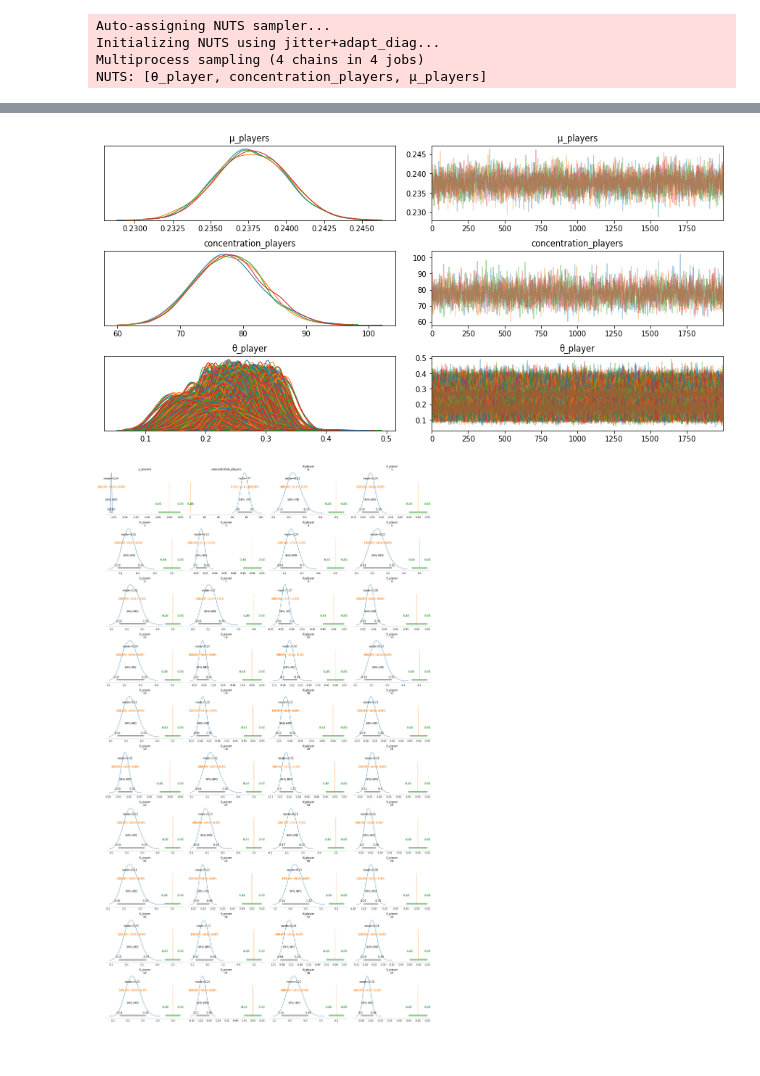
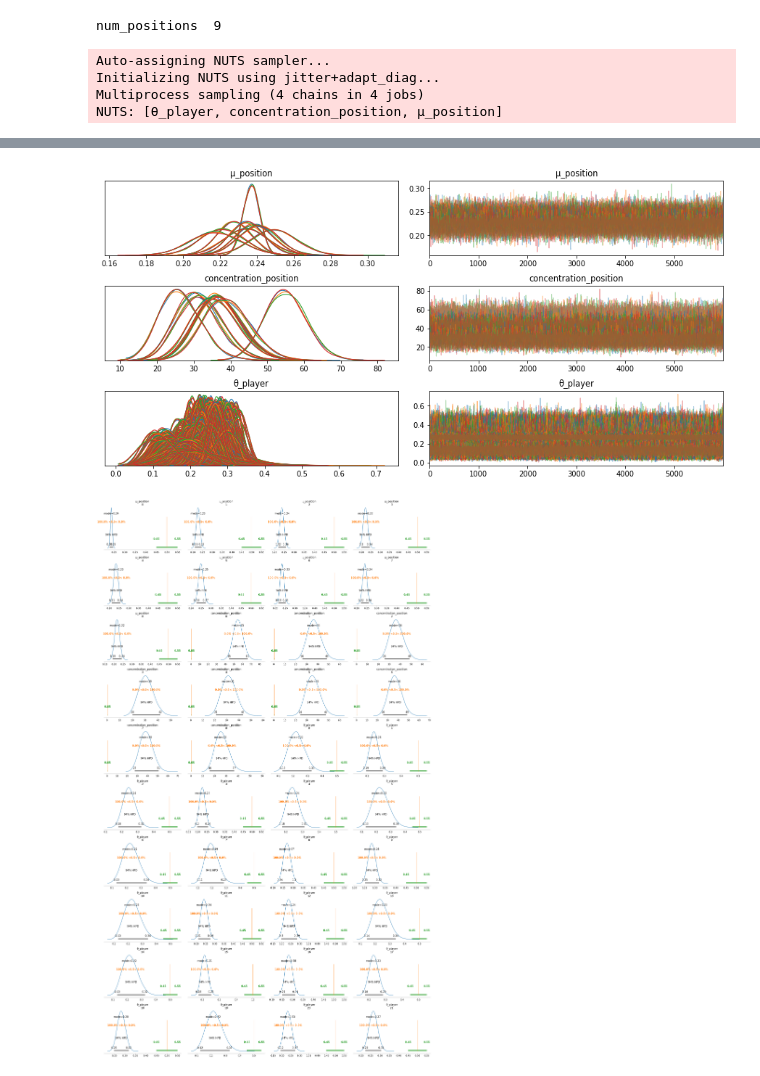
Before and after one commit to ctarrington/data-science-hw, a Jupyter notebook: dbda/ch09-heirarchical-models/batting_on_position_local.ipynb, the cells around one changed output, grey strips where cells are left out. Cells and saved outputs as stored; diff of their text form; code cells hidden in the pictures.

Commit message:
more heirarchical models

```diff
--- a/dbda/ch09-heirarchical-models/batting_on_position_local.ipynb
+++ b/dbda/ch09-heirarchical-models/batting_on_position_local.ipynb
@@ -14,4 +13,6 @@ import arviz as az
 # %%
 df = pd.read_csv('./BattingAverage.csv')
-df.describe()
+df['PriPosNumber'] = df['PriPosNumber'] - 1
+df['PlayerNumber'] = df['PlayerNumber'] - 1
+df.head()
 # %% [output]
@@ -29,22 +29,35 @@ num_players = len(df)
+# %%
+num_players = len(df)
+
+grouped = df.groupby(['PriPosNumber', 'PlayerNumber']).agg({'Hits': [np.sum, np.size]}).reset_index()
+grouped.columns = ['PriPosNumber', 'PlayerNumber', 'Hits', 'total']
+num_positions = len(np.unique(df['PriPosNumber']))
+print('num_positions ', num_positions)
+
+# position id series needs to be the length of the positions
+position_id = grouped['PriPosNumber']
+player_id = df['PlayerNumber']
+# %% [output]
+num_positions  9
 # %%
-with pm.Model() as model_nh:
-    μ_players = pm.Beta('μ_players', 1, 1)
-    concentration_players = pm.HalfNormal('concentration_players', 10)
+with pm.Model() as model_h_short:
+    μ_position = pm.Beta('μ_position', 1, 1, shape=num_positions)
+    concentration_position = pm.HalfNormal('concentration_position', 10, shape=num_positions)
 
     θ_player = pm.Beta('θ_player',
-                       alpha=μ_players*concentration_players,
-                       beta=(1.0-μ_players)*concentration_players,
+                       alpha=μ_position[position_id]*concentration_position[position_id],
+                       beta=(1.0-μ_position[position_id])*concentration_position[position_id],
                        shape=num_players)
-    y = pm.Binomial('y', n=df['AtBats'], p=θ_player, observed=df['Hits'])
+    y = pm.Binomial('y', n=df['AtBats'], p=θ_player[player_id], observed=df['Hits'])
 
-    trace = pm.sample(2000, random_seed=123)
+    trace = pm.sample(6000)
     print(az.summary(trace))
     pm.traceplot(trace)
     az.plot_posterior(trace, rope=[0.45, 0.55], ref_val=0.5, point_estimate='mode')
 
-pm.model_to_graphviz(model_nh)
+pm.model_to_graphviz(model_h_short)
 # %% [output]
 Auto-assigning NUTS sampler...
 Initializing NUTS using jitter+adapt_diag...
 Multiprocess sampling (4 chains in 4 jobs)
-NUTS: [θ_player, concentration_players, μ_players]
+NUTS: [θ_player, concentration_position, μ_position]
@@ -68,3 +81,3 @@ concentration_players  77.767  5.432  67.950   88.319      0.104    0.074
 [drawing not drawn]
-[figure, old version]
+[figure, new version]
-[figure, old version]
+[figure, new version]
```
Also changed, not shown: parts of 8 cells of this notebook, 2 other files.
